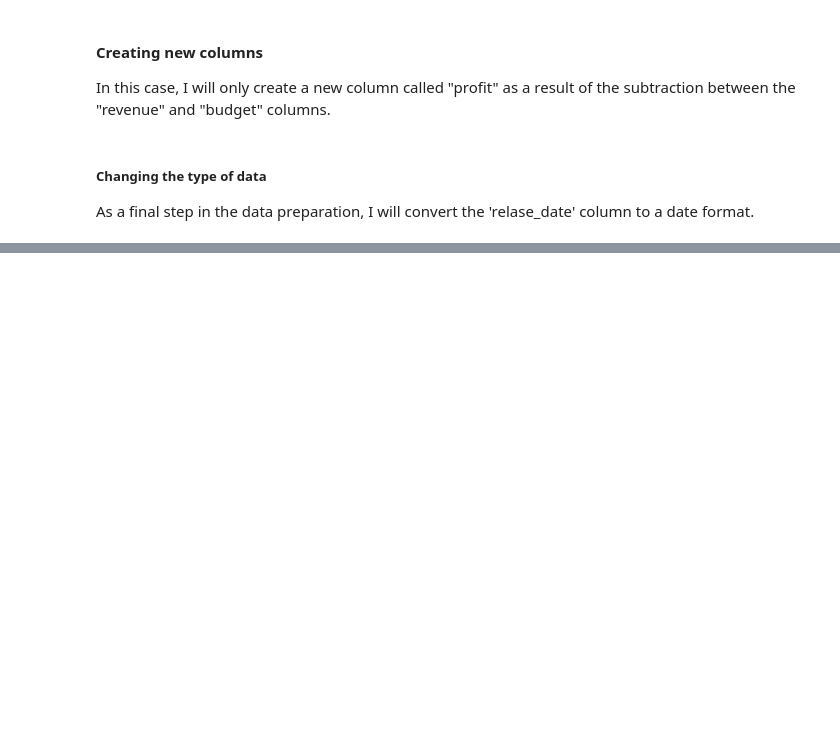
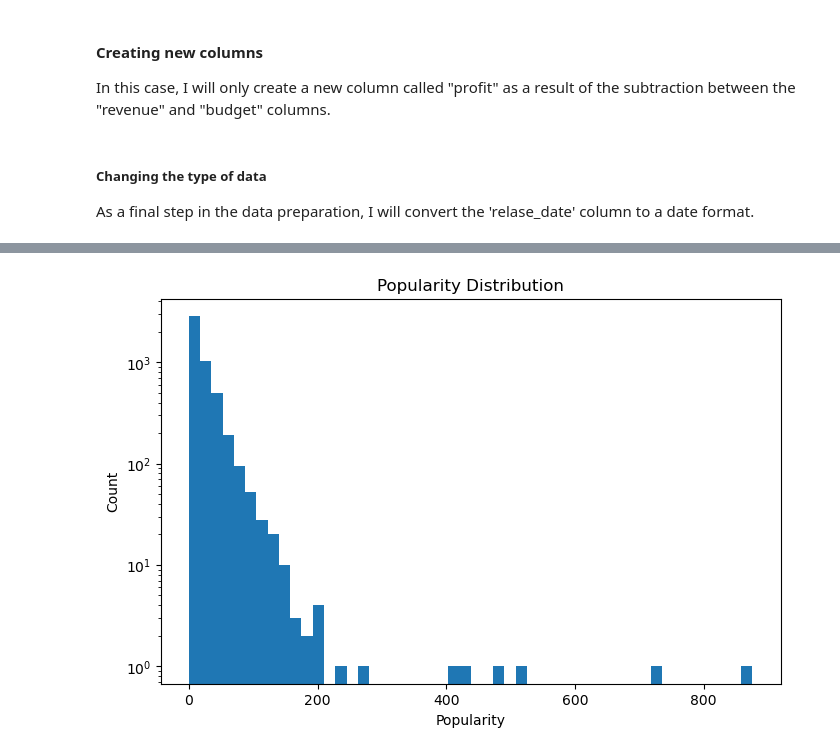
Before and after one commit to bielmc11/IMDB-MOVIES-ANALYSIS, a Jupyter notebook: movies_analysis.ipynb, the cells around one changed output, grey strips where cells are left out. Saved outputs shown, nothing was run; the diff lists cells and outputs as text; code cells hidden in the pictures; blank space fills up the shorter version.

```diff
--- a/movies_analysis.ipynb
+++ b/movies_analysis.ipynb
@@ -114,0 +152,9 @@ df['release_date'] = pd.to_datetime(df['release_date'])
+# %%
+plt.figure(figsize=(8,5))
+df['popularity'].plot(kind='hist', bins=50, log=True)
+plt.xlabel('Popularity')
+plt.ylabel('Count')
+plt.title('Popularity Distribution')
+plt.show()
+# %% [output]
+[figure, added]
```
Also changed, not shown: parts of 19 cells of this notebook.
